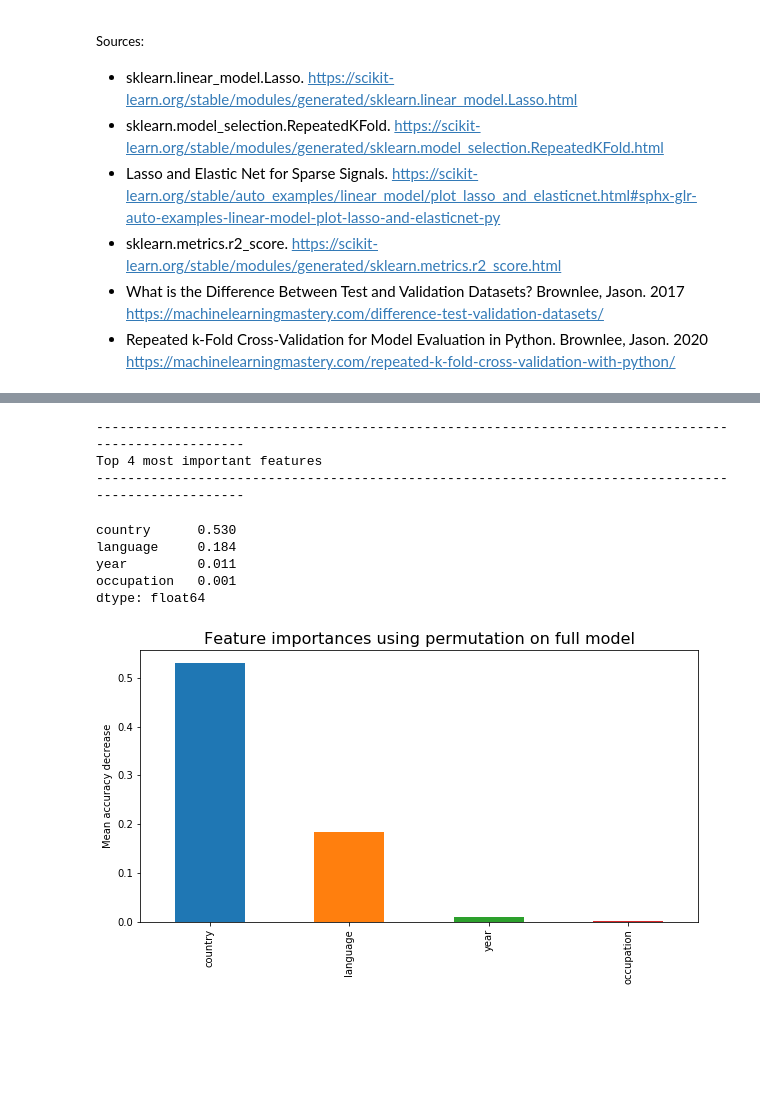
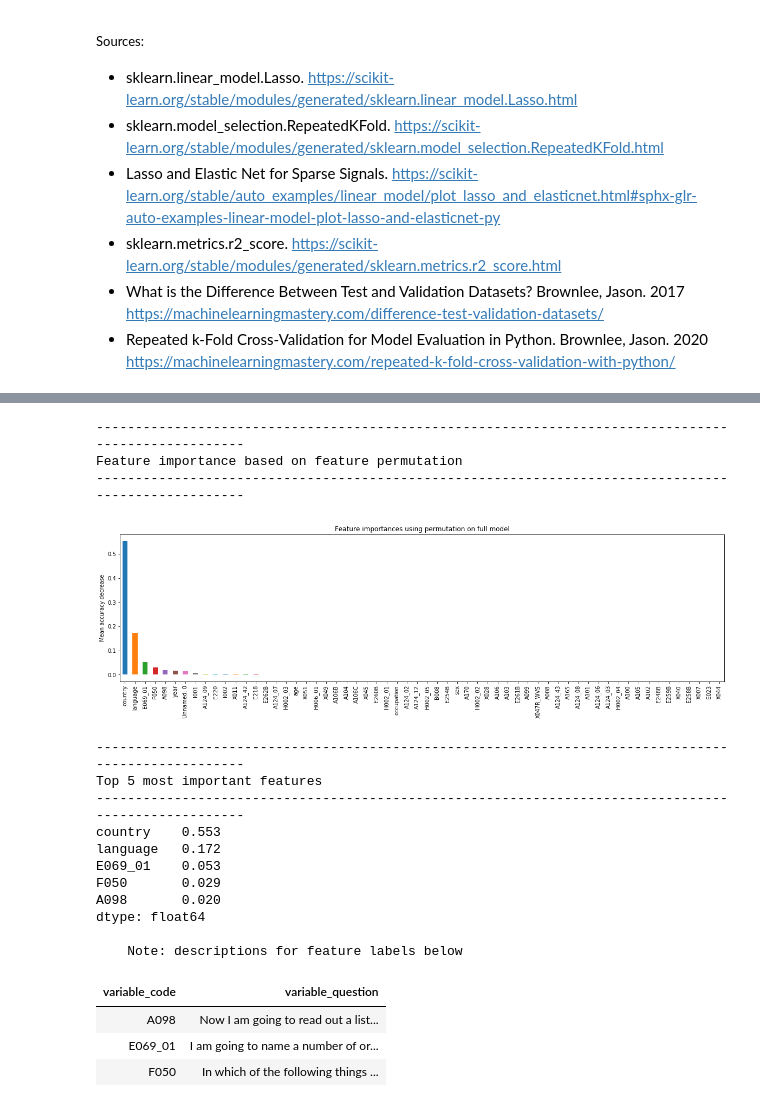
Before and after one commit to victorchenberkeley/ucb_w207_project_wvs, a Jupyter notebook: notebooks/frank_staszak_final_proj_baseline.ipynb, the cells around one changed output, grey strips where cells are left out. Drawn from its saved outputs; the diff is of its cells as text; code cells hidden in the pictures; blank space fills up the shorter version.

Commit message:
Update performance table. Refactor to use the top5features helper function.

```diff
--- a/notebooks/frank_staszak_final_proj_baseline.ipynb
+++ b/notebooks/frank_staszak_final_proj_baseline.ipynb
@@ -191,22 +129,58 @@ Elapsed time to compute the importances: 11.524 seconds
-# %%
-print("-" * 100)
-print("Top 4 most important features")
-print("-" * 100)
-lasso_importances.sort_values(ascending=False).head(10)
-# %% [output]
-----------------------------------------------------------------------------------------------------
-Top 4 most important features
-----------------------------------------------------------------------------------------------------
-country      0.530
-language     0.184
-year         0.011
-occupation   0.001
-dtype: float64
-# %%
-lasso_importances.sort_values(ascending=False).plot(kind='bar', figsize=(10,5), color=colors)
-plt.title("Feature importances using permutation on full model", fontdict={'fontsize': fontsize})
-plt.ylabel("Mean accuracy decrease")
-plt.show()
-plt.close()
-# %% [output]
-[figure, removed]
+# %%
+# Helper function for finding the top five features.
+
+def top5features(train, index=cols_X):
+    print('-'*100)
+    print('Feature importance based on feature permutation')
+    print('-'*100)
+
+    result = permutation_importance(
+        train, X_test, y_test, n_repeats=10, random_state=42, n_jobs=2
+    )
+
+    forest_importances = pd.Series(result.importances_mean, index=index)
+
+    forest_importances.sort_values(ascending=False).plot(kind='bar', figsize=(20,5), color=colors)
+    plt.title("Feature importances using permutation on full model")
+    plt.ylabel("Mean accuracy decrease")
+    plt.show()
+    plt.close()
+
+    print("-" * 100)
+    print("Top 5 most important features")
+    print("-" * 100)
+    top5 = forest_importances.sort_values(ascending=False).head(5)
+    print(top5)
+    print("""
+    Note: descriptions for feature labels below""")
+    display(codebook[codebook['variable_code'].isin(top5.index)][['variable_code', 'variable_question']].style.hide_index())
+# %%
+import time
+from sklearn.inspection import permutation_importance
+
+alpha_best = int(report.loc[report['R2 (test)'] == float(report['R2 (test)'].max()), 'alpha'])
+model = make_pipeline(preprocessor, Lasso(alpha=alpha_best))
+X_train, X_test, y_train, y_test = train_test_split(df[cols_X], df['Religion_over_science'], random_state=123, test_size=0.2)
+train = model.fit(X_train, y_train)
+
+top5features(train)
+# %% [output]
+----------------------------------------------------------------------------------------------------
+Feature importance based on feature permutation
+----------------------------------------------------------------------------------------------------
+[figure, added]
+----------------------------------------------------------------------------------------------------
+Top 5 most important features
+----------------------------------------------------------------------------------------------------
+country    0.553
+language   0.172
+E069_01    0.053
+F050       0.029
+A098       0.020
+dtype: float64
+
+    Note: descriptions for feature labels below
+| variable_code | variable_question |
+| A098 | Now I am going to read out a list... |
+| E069_01 | I am going to name a number of or... |
+| F050 | In which of the following things ... |
```
Also changed, not shown: parts of 2 cells of this notebook.
